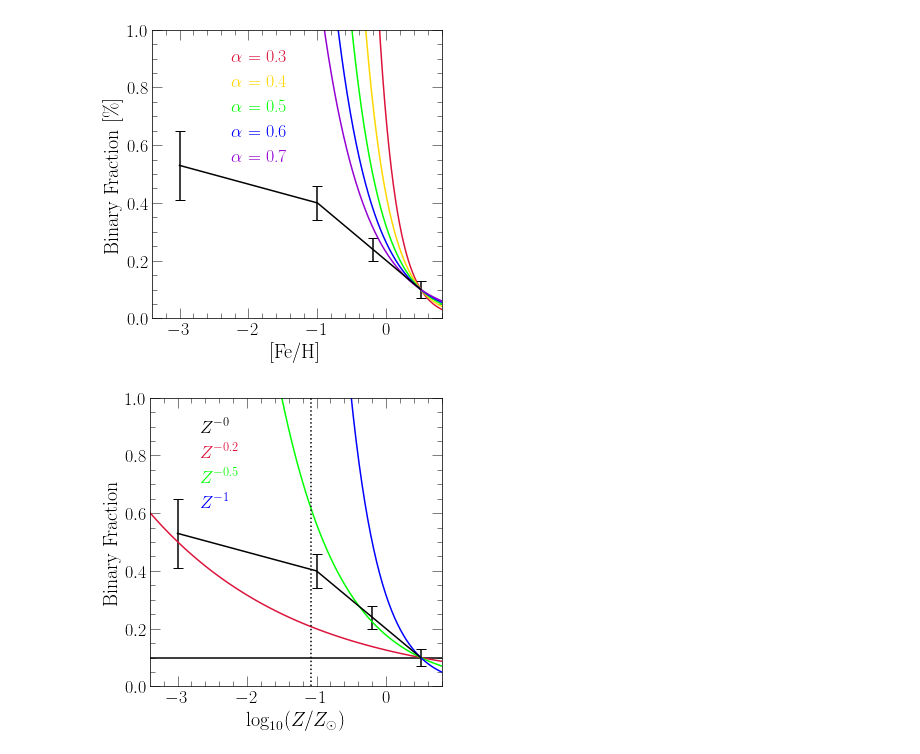
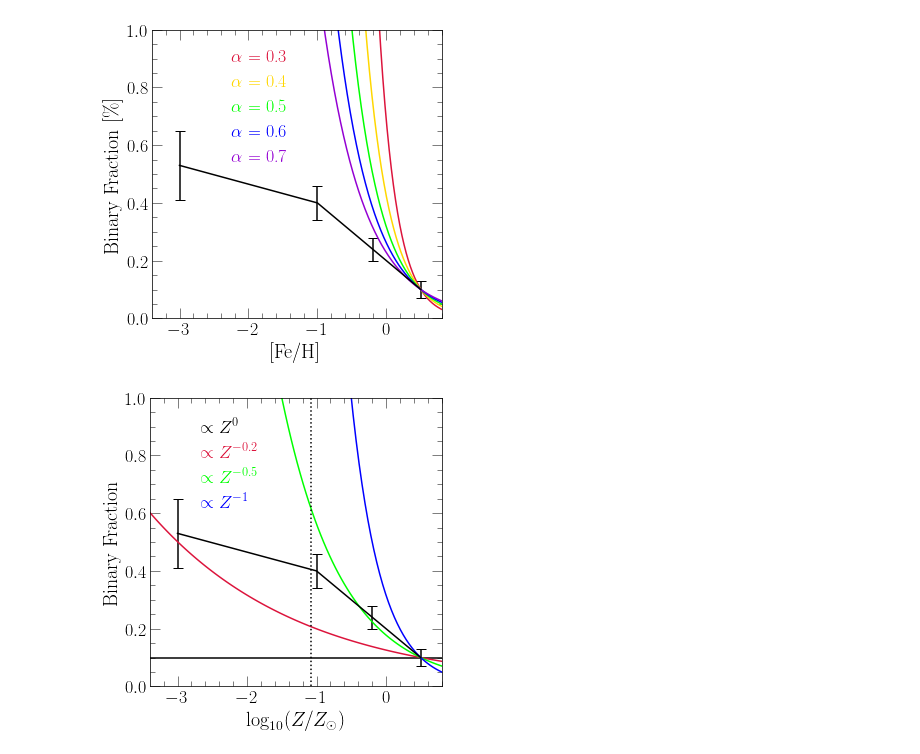
Before and after one commit to giganano/iarates, a Jupyter notebook: notebooks/binary_fracs.ipynb, the cells around one changed output. Saved outputs shown, nothing was run; the diff lists cells and outputs as text; code cells hidden in the pictures.

```diff
--- a/notebooks/binary_fracs.ipynb
+++ b/notebooks/binary_fracs.ipynb
@@ -103,34 +103,38 @@ class z_scaling:
         self.index = index
 
     def __call__(self, logz):
         z = 10**logz
-        return z**(-self.index)
+        return z**(self.index)
 
-indeces = [0, 0.2, 0.5, 1]
+indeces = [0, -0.2, -0.5, -1]
 colors = ["black", "crimson", "lime", "blue"]
 for i in range(len(indeces)):
     base = 0.1 # At log10(Z / Zsun) = +0.5
     xvals = np.linspace(ax.get_xlim()[0], ax.get_xlim()[1], 100)
     scaling = z_scaling(indeces[i])
     yvals = []
     for j in range(len(xvals)): yvals.append(base * scaling(xvals[j] - 0.5))
     kwargs = {
         "c": named_colors()[colors[i]],
-        "label": r"$Z^{-%g}$" % (indeces[i])
+        "label": r"$\propto Z^{%g}$" % (indeces[i])
     }
     ax.plot(xvals, yvals, **kwargs)
 
 kwargs = {
     "loc": mpl_loc("upper left"),
     "bbox_to_anchor": (0.1, 0.98),
     "handlelength": 0
 }
 leg = ax.legend(**kwargs)
 fancy_legend(leg, colors)
 
 ax.axvline(-1.08, c = named_colors()["black"], linestyle = ':')
 
 plt.tight_layout()
+for ext in ["pdf", "jpeg"]:
+    kwargs = {}
+    if ext == "jpeg": kwargs["dpi"] = 200
+    plt.savefig("binaries_zscaling.%s" % (ext), **kwargs)
 plt.show()
 # %% [output]
-[figure, old version]
+[figure, new version]
```
Also changed, not shown: 14 other files.
